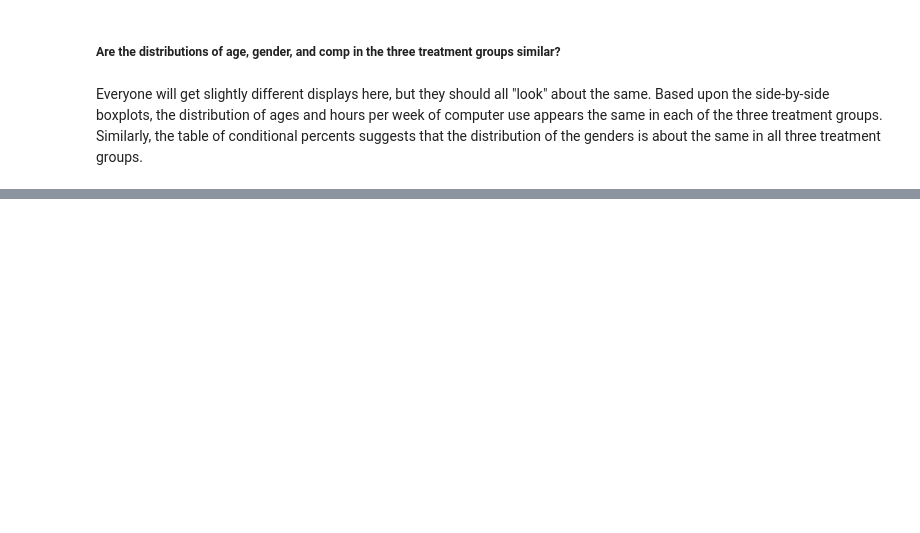
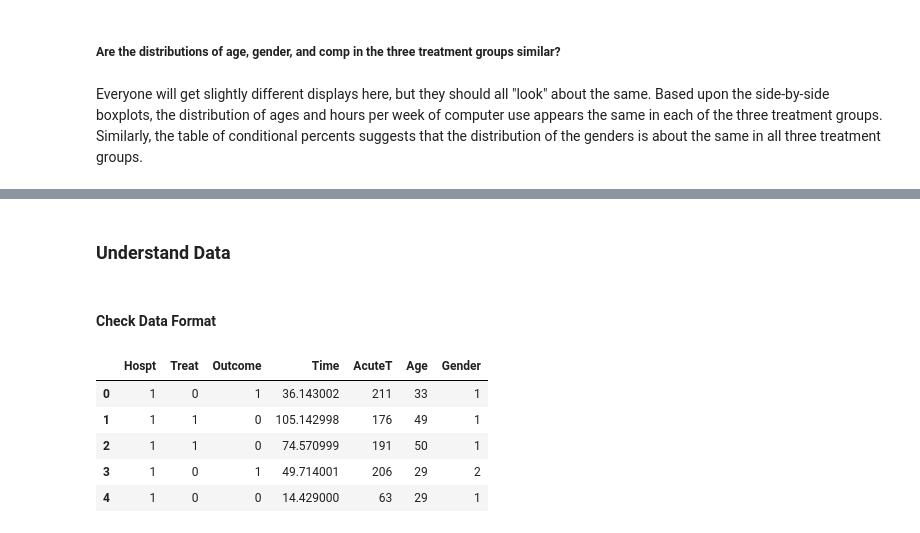
Before and after one commit to anhnguyendepocen/probability-and-statistics, a Jupyter notebook: Producing Data- Designing Studies.ipynb, the cells around one changed output, grey strips where cells are left out. Cells and saved outputs as stored; diff of their text form; code cells hidden in the pictures; blank space fills up the shorter version.

```diff
--- a/Producing Data- Designing Studies.ipynb
+++ b/Producing Data- Designing Studies.ipynb
@@ -130,0 +146,14 @@ Everyone will get slightly different displays here, but they should all "look" a
+# %% [markdown]
+### Understand Data
+# %% [markdown]
+#### Check Data Format
+# %%
+depression = pd.read_excel('files/depression.xls')
+depression.head()
+# %% [output]
+|  | Hospt | Treat | Outcome | Time | AcuteT | Age | Gender |
+| 0 | 1 | 0 | 1 | 36.143002 | 211 | 33 | 1 |
+| 1 | 1 | 1 | 0 | 105.142998 | 176 | 49 | 1 |
+| 2 | 1 | 1 | 0 | 74.570999 | 191 | 50 | 1 |
+| 3 | 1 | 0 | 1 | 49.714001 | 206 | 29 | 2 |
+| 4 | 1 | 0 | 0 | 14.429000 | 63 | 29 | 1 |
```
Also changed, not shown: parts of 46 cells of this notebook, 2 other files.
